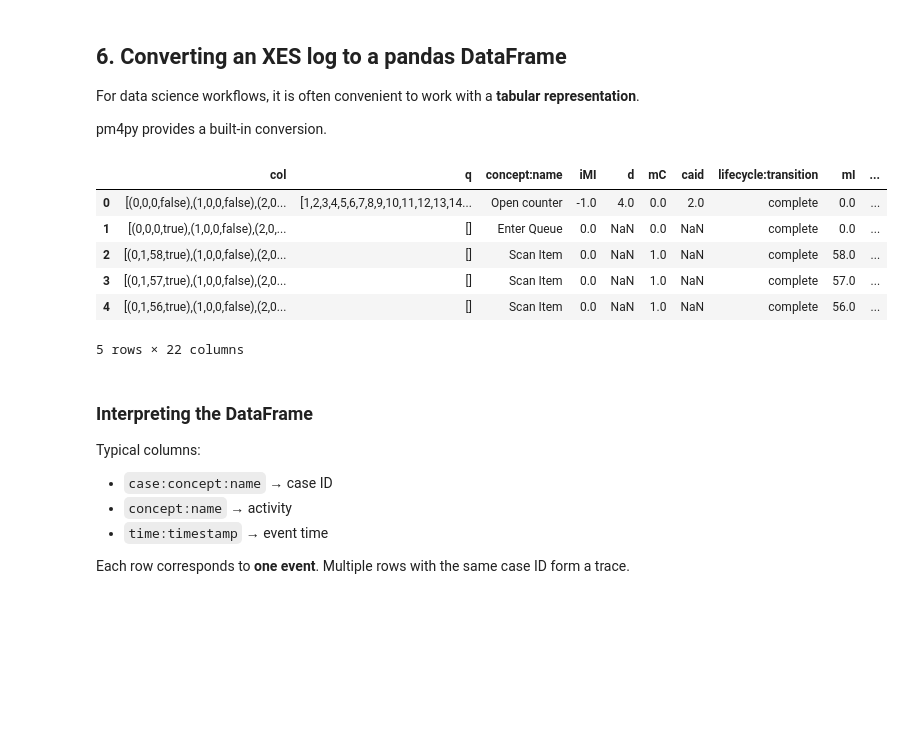
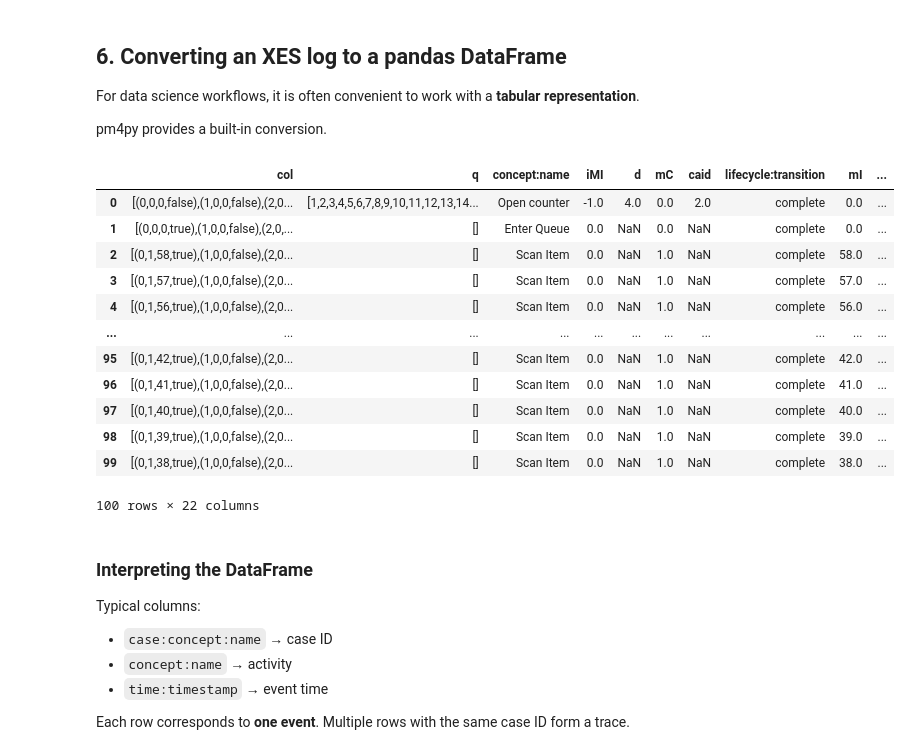
Before and after one commit to gaurisharma360/Process-Intelligence-in-Action, a Jupyter notebook: Gauri/intro_xes_tutorial_counter.ipynb, the cells around one changed output. Cells and saved outputs as stored; diff of their text form; code cells hidden in the pictures; blank space fills up the shorter version.

```diff
--- a/Gauri/intro_xes_tutorial_counter.ipynb
+++ b/Gauri/intro_xes_tutorial_counter.ipynb
@@ -147,16 +147,22 @@ pm4py provides a built-in conversion.
 # %%
 
 log_df = log_converter.apply(log, variant=log_converter.Variants.TO_DATA_FRAME)
 
-log_df.head()
+log_df.head(100)
 # %% [output]
 |  | col | q | concept:name | iMI | d | mC | caid | lifecycle:transition | mI | ... |
 | 0 | [(0,0,0,false),(1,0,0,false),(2,0... | [1,2,3,4,5,6,7,8,9,10,11,12,13,14... | Open counter | -1.0 | 4.0 | 0.0 | 2.0 | complete | 0.0 | ... |
 | 1 | [(0,0,0,true),(1,0,0,false),(2,0,... | [] | Enter Queue | 0.0 | NaN | 0.0 | NaN | complete | 0.0 | ... |
 | 2 | [(0,1,58,true),(1,0,0,false),(2,0... | [] | Scan Item | 0.0 | NaN | 1.0 | NaN | complete | 58.0 | ... |
 | 3 | [(0,1,57,true),(1,0,0,false),(2,0... | [] | Scan Item | 0.0 | NaN | 1.0 | NaN | complete | 57.0 | ... |
 | 4 | [(0,1,56,true),(1,0,0,false),(2,0... | [] | Scan Item | 0.0 | NaN | 1.0 | NaN | complete | 56.0 | ... |
+| ... | ... | ... | ... | ... | ... | ... | ... | ... | ... | ... |
+| 95 | [(0,1,42,true),(1,0,0,false),(2,0... | [] | Scan Item | 0.0 | NaN | 1.0 | NaN | complete | 42.0 | ... |
+| 96 | [(0,1,41,true),(1,0,0,false),(2,0... | [] | Scan Item | 0.0 | NaN | 1.0 | NaN | complete | 41.0 | ... |
+| 97 | [(0,1,40,true),(1,0,0,false),(2,0... | [] | Scan Item | 0.0 | NaN | 1.0 | NaN | complete | 40.0 | ... |
+| 98 | [(0,1,39,true),(1,0,0,false),(2,0... | [] | Scan Item | 0.0 | NaN | 1.0 | NaN | complete | 39.0 | ... |
+| 99 | [(0,1,38,true),(1,0,0,false),(2,0... | [] | Scan Item | 0.0 | NaN | 1.0 | NaN | complete | 38.0 | ... |
-5 rows × 22 columns
+100 rows × 22 columns
 # %% [markdown]
 
 ### Interpreting the DataFrame
```
Also changed, not shown: parts of 17 cells of this notebook, 2 other files.
